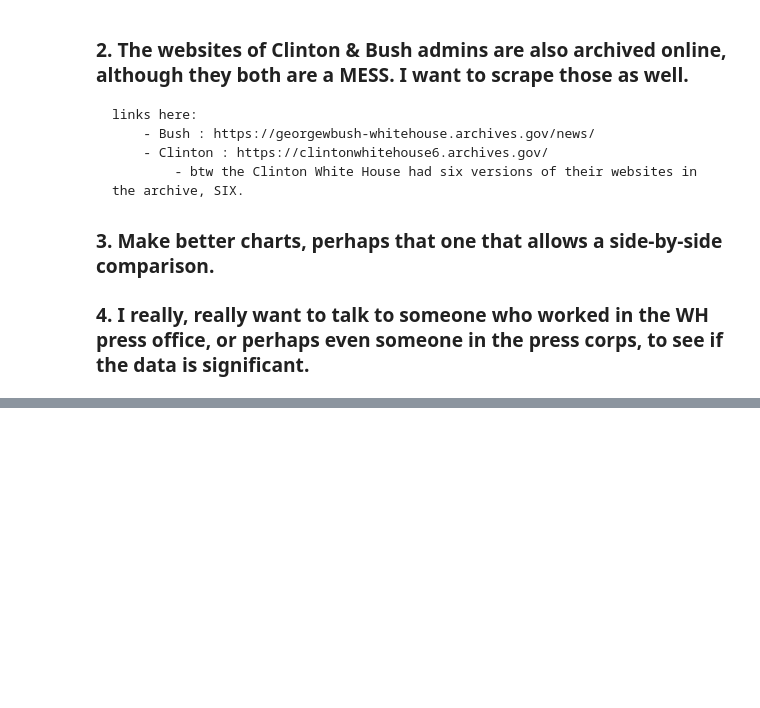
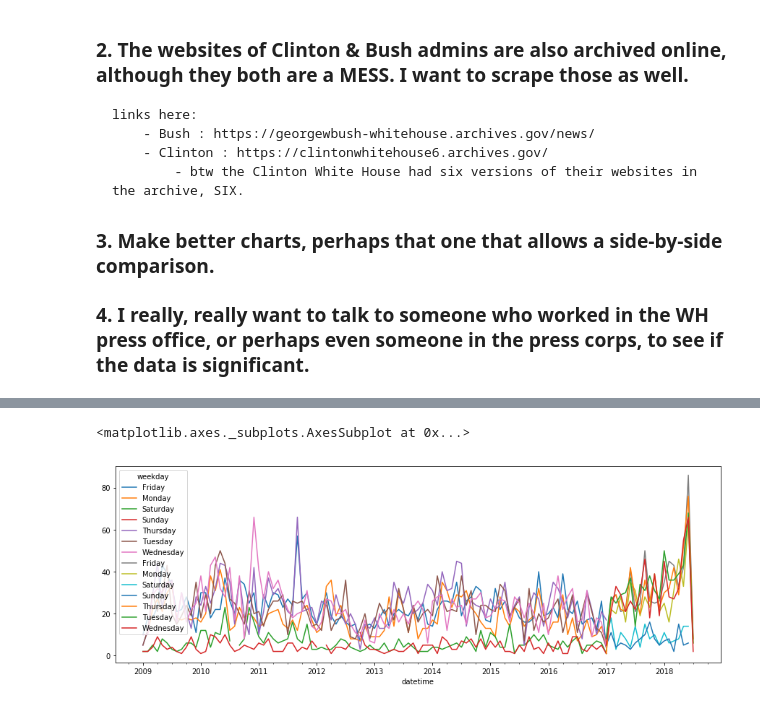
Before and after one commit to Weihua4455/data_studio, a Jupyter notebook: code/01-friday-news-dump/05_analyze_graph.ipynb, the cells around one changed output, grey strips where cells are left out. Cells and saved outputs as stored; diff of their text form; code cells hidden in the pictures; blank space fills up the shorter version.

```diff
--- a/code/01-friday-news-dump/05_analyze_graph.ipynb
+++ b/code/01-friday-news-dump/05_analyze_graph.ipynb
@@ -256,0 +197,9 @@ plt.savefig("obama_news_dump.pdf")
+# %%
+ax = df_bo.resample("M", on = "datetime").weekday.value_counts().unstack().plot(figsize = (15, 5))
+
+df_dt.resample("M", on = "datetime").weekday.value_counts().unstack().plot(figsize = (15, 5), ax = ax)
+
+# WOW okay this is a mess. sorry
+# %% [output]
+<matplotlib.axes._subplots.AxesSubplot at 0x...>
+[figure, added]
```
Also changed, not shown: parts of 66 cells of this notebook, 4 other files.
